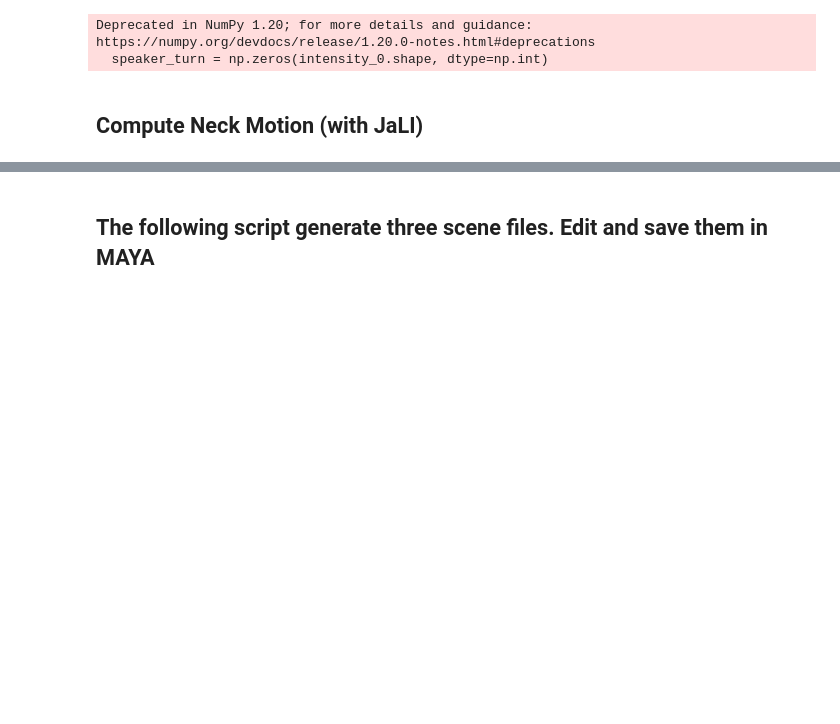
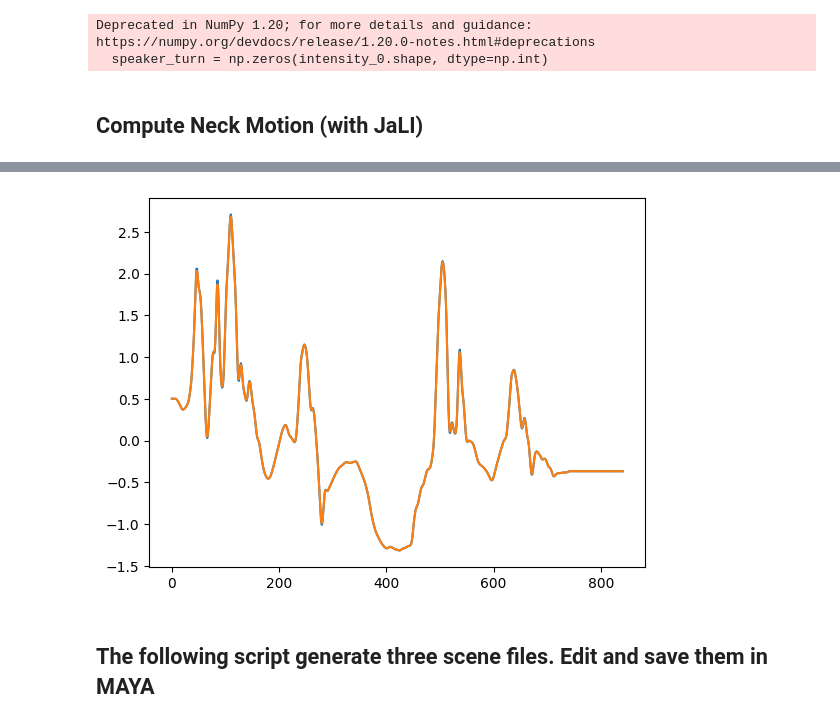
Before and after one commit to EvanSamaa/Gaze_project, a Jupyter notebook: gaze_framework_NParty.ipynb, the cells around one changed output, grey strips where cells are left out. Cells and saved outputs as stored; diff of their text form; code cells hidden in the pictures; blank space fills up the shorter version.

```diff
--- a/gaze_framework_NParty.ipynb
+++ b/gaze_framework_NParty.ipynb
@@ -127,10 +128,10 @@ temp_folder = "/Volumes/EVAN_DISK/MASC/JALI_gaze/Animations/jin2019_1"
 # %%
-ambient_neck_factor_0 = 0.3
-jali_neck_factor_0 = 0.2
-ambient_neck_factor_1 = 0.1
-jali_neck_factor_1 = 0.1
+ambient_neck_factor_0 = 0.5
+jali_neck_factor_0 = 0.3
+ambient_neck_factor_1 = 0.5
+jali_neck_factor_1 = 0.5
 ambient_neck_factor_2 = 0.3
-jali_neck_factor_2 = 0.2
+jali_neck_factor_2 = 0.3
 # %% [markdown]
 ## Get all the file paths
 # %%
@@ -315,35 +312,37 @@ else:
 try:
     csv_file_path_0 = os.path.join(*[temp_folder, input_file+"_0_neck.csv"])
     csv_file_path_1 = os.path.join(*[temp_folder, input_file+"_1_neck.csv"])
     csv_file_path_2 = os.path.join(*[temp_folder, input_file+"_2_neck.csv"])
     # load the CSV file into a NumPy array
     data_0 = np.loadtxt(csv_file_path_0, delimiter=',') * ambient_neck_factor_0
-    data_1 = np.loadtxt(csv_file_path_0, delimiter=',') * ambient_neck_factor_1
-    data_2 = np.loadtxt(csv_file_path_0, delimiter=',') * ambient_neck_factor_2
+    data_1 = np.loadtxt(csv_file_path_1, delimiter=',') * ambient_neck_factor_1
+    data_2 = np.loadtxt(csv_file_path_2, delimiter=',') * ambient_neck_factor_2
     # get neck timing
     neck_ts = np.arange(0, data_0.shape[0]) / 20 # 20 fps
     plt.plot(data_0[:, 0])
     for i in range(3):
         data_0[:, i] = laplacian_smoothing(data_0[:, i], 1)
         data_1[:, i] = laplacian_smoothing(data_1[:, i], 1)
         data_2[:, i] = laplacian_smoothing(data_2[:, i], 1)
 
     plt.plot(data_0[:, 0])
     neck_ts = neck_ts.flatten().tolist()
     # get output
     ambient_neck_output_0 = [neck_ts, data_0[:, 0].flatten().tolist(),
                              neck_ts, data_0[:, 1].flatten().tolist(),
                              neck_ts, data_0[:, 2].flatten().tolist()]
     ambient_neck_output_1 = [neck_ts, data_1[:, 0].flatten().tolist(),
                              neck_ts, data_1[:, 1].flatten().tolist(),
                              neck_ts, data_1[:, 2].flatten().tolist()]
     ambient_neck_output_2 = [neck_ts, data_2[:, 0].flatten().tolist(),
                              neck_ts, data_2[:, 1].flatten().tolist(),
                              neck_ts, data_2[:, 2].flatten().tolist()]
 except:
     ambient_neck_output_0 = [[], [], [], [], [], []]
     ambient_neck_output_1 = [[], [], [], [], [], []]
     ambient_neck_output_2 = [[], [], [], [], [], []]
+# %% [output]
+[figure, added]
 # %% [markdown]
 ## The following script generate three scene files. Edit and save them in MAYA
 # %%
```
Also changed, not shown: parts of 17 cells of this notebook, 10 other files.
